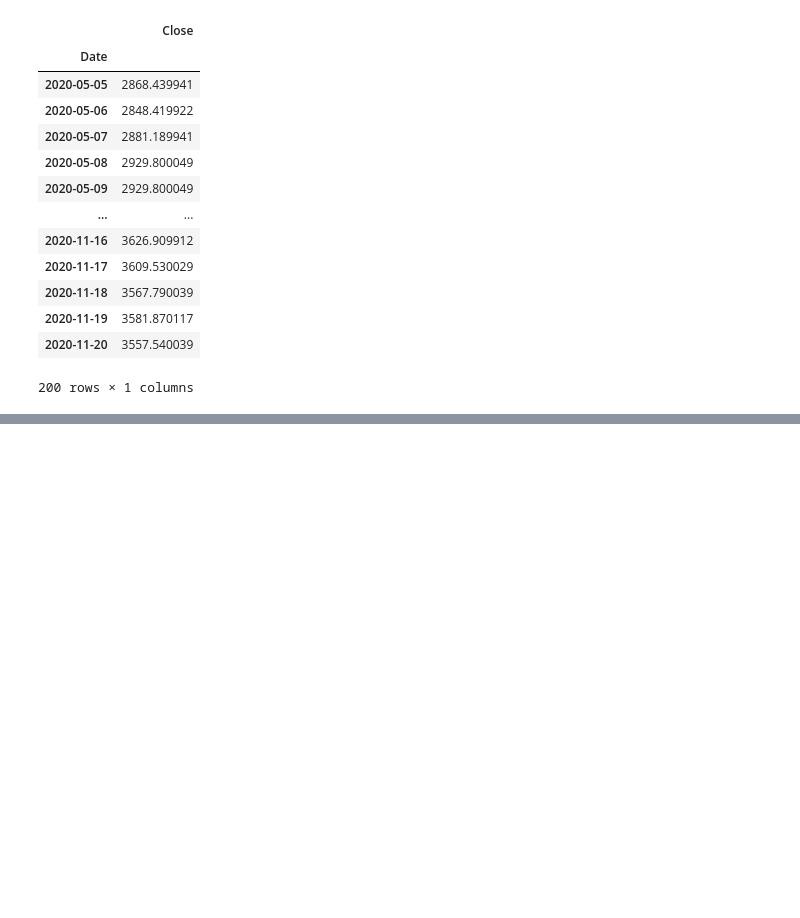
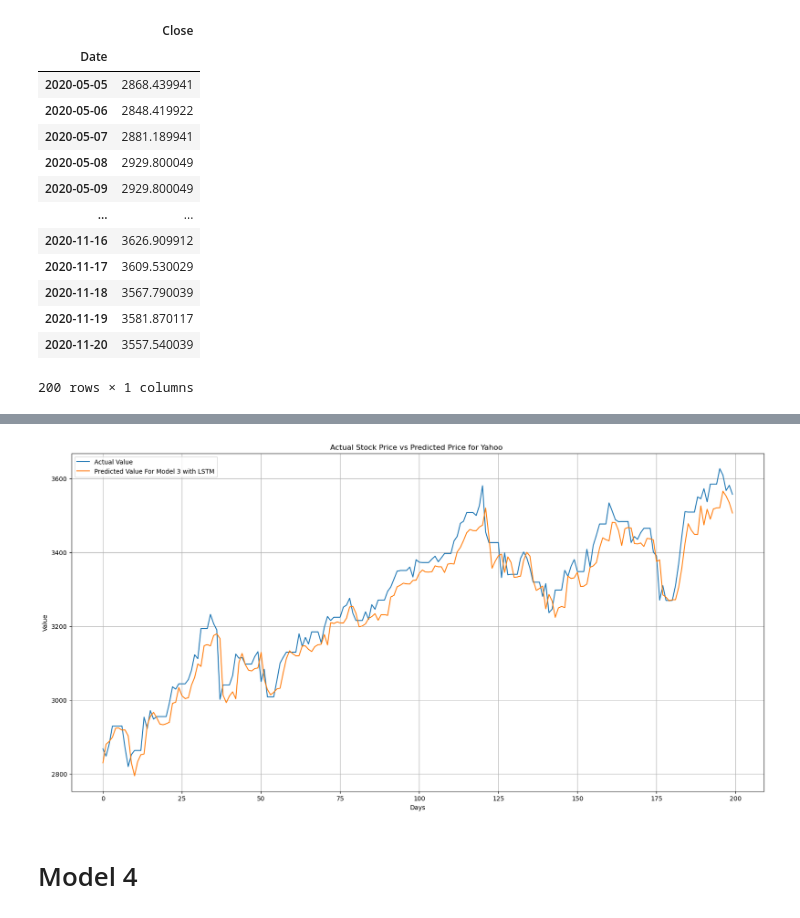
Before and after one commit to isoori/yahoo-price, a Jupyter notebook: Untitled.ipynb, the cells around one changed output, grey strips where cells are left out. Saved outputs shown, nothing was run; the diff lists cells and outputs as text; code cells hidden in the pictures; blank space fills up the shorter version.

```diff
--- a/Untitled.ipynb
+++ b/Untitled.ipynb
@@ -283,0 +364,11 @@ s1 = r2_score(y_test['Close'].values,normal_price_1)
+# %%
+model_3 = Sequential()
+model_3.add(LSTM(50, activation='tanh', input_shape = (X_train.shape[1],4),return_sequences=True))
+model_3.add(LSTM(40, activation='tanh', input_shape = (X_train.shape[1],4),return_sequences=True))
+model_3.add(LSTM(30, activation='tanh', input_shape = (X_train.shape[1],4),return_sequences=False))
+model_3.add(Dense(20))
+model_3.add(Dense(10))
+model_3.add(Dense(1))
+model_3.compile(optimizer='adam',loss='mse')
+# %%
+model_3.fit(X_train,y_train,batch_size=32,epochs=100)
@@ -283,0 +394,3 @@ s1 = r2_score(y_test['Close'].values,normal_price_1)
+# %%
+predict_model_3 = model_3.predict(X_test)
+normal_price_3 = scaller_tg.inverse_transform(predict_model_3)
@@ -283,0 +399,12 @@ s1 = r2_score(y_test['Close'].values,normal_price_1)
+# %%
+plt.figure(figsize=(20,10),dpi=100)
+plt.xlabel("Days")
+plt.ylabel("Value")
+plt.title("Actual Stock Price vs Predicted Price for Yahoo ")
+plt.plot(y_test['Close'].values,label='Actual Value ')
+plt.plot(normal_price_3,label='Predicted Value For Model 3 with LSTM')
+plt.legend()
+plt.grid()
+plt.show()
+# %% [output]
+[figure, added]
@@ -283,0 +413,2 @@ s1 = r2_score(y_test['Close'].values,normal_price_1)
+# %% [markdown]
+# Model 4
```
Also changed, not shown: parts of 21 cells of this notebook.
